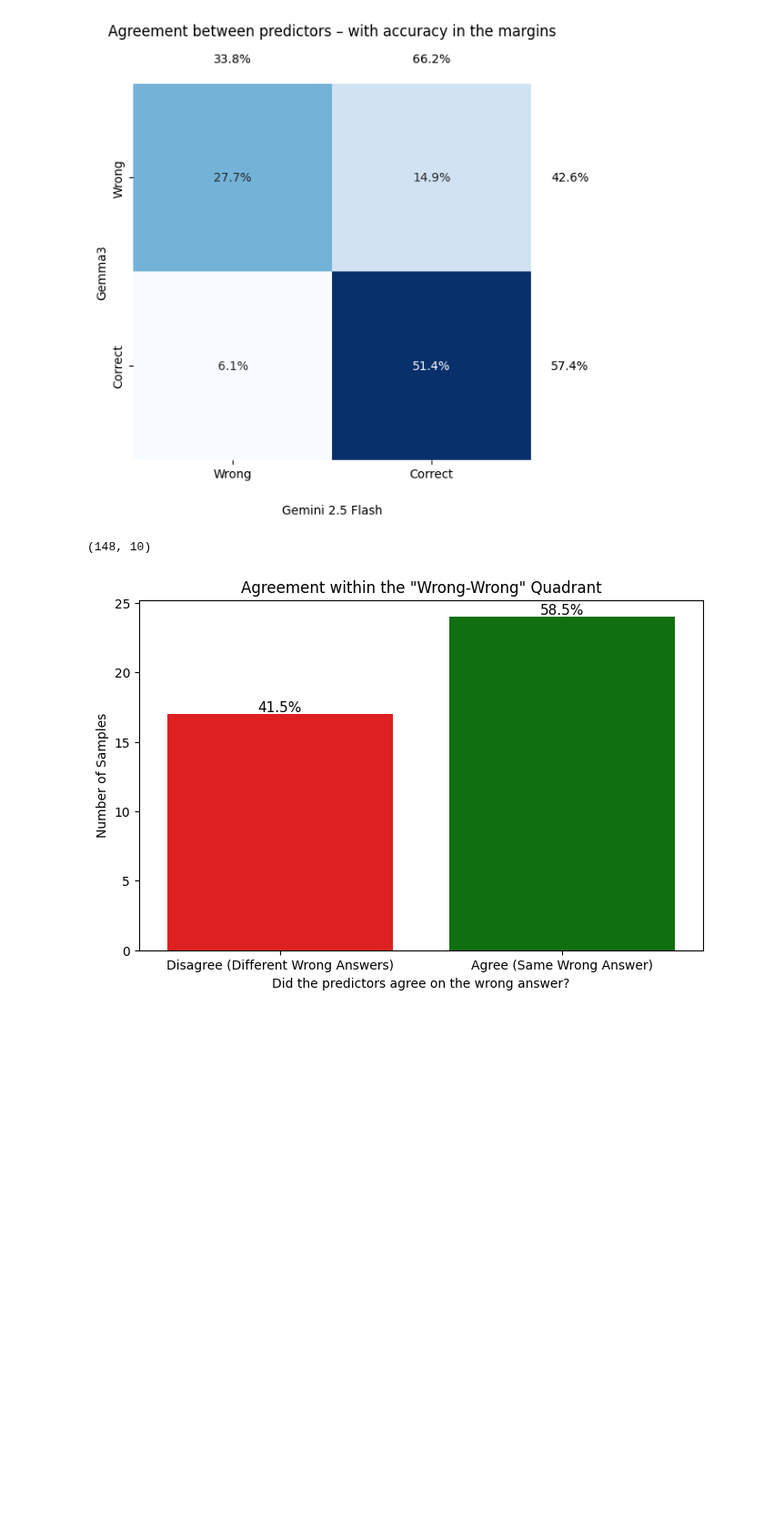
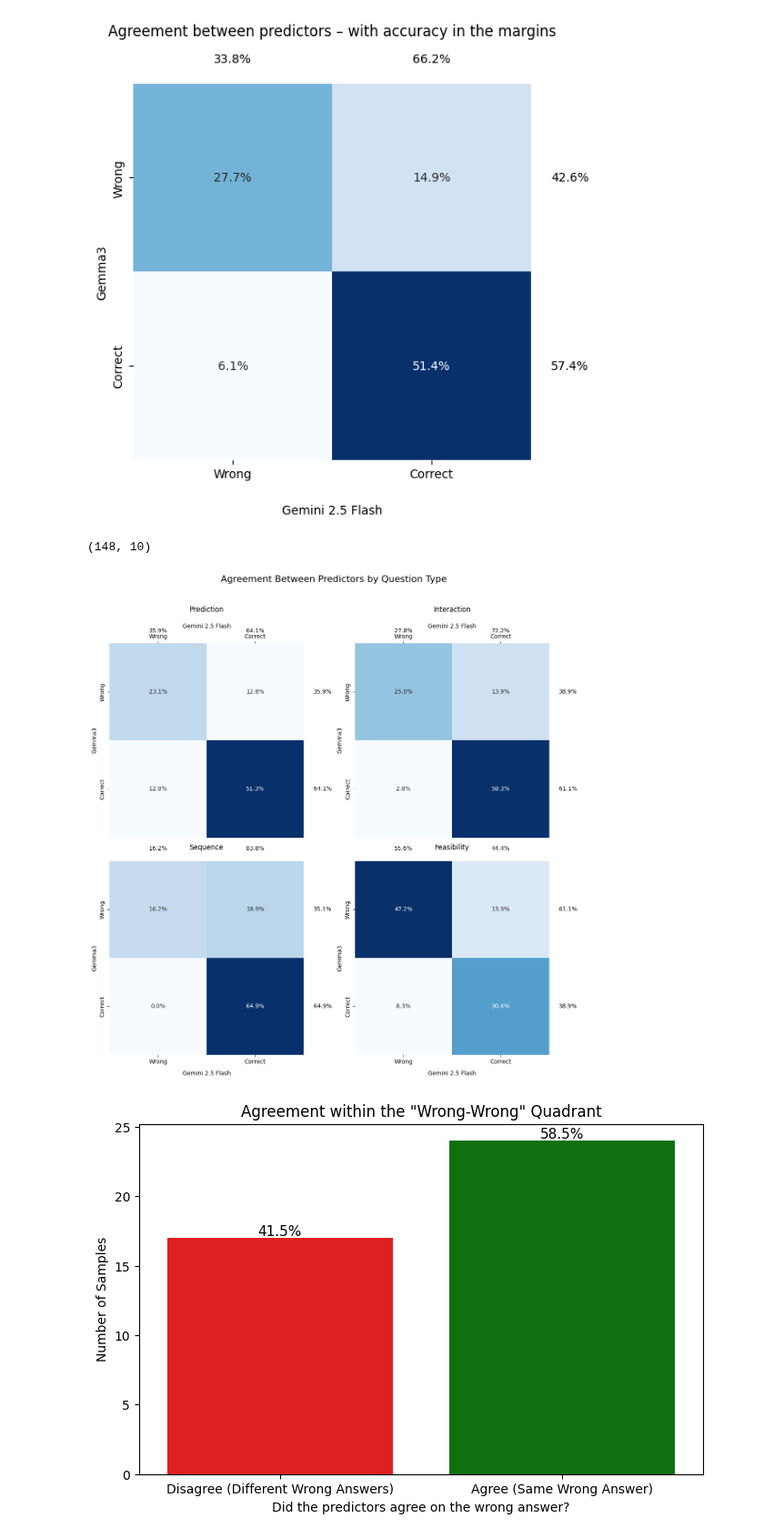
Before and after one commit to FabioLusha/video-neurosymbolic, a Jupyter notebook: star_code/experiments/week_0804_comparing_VQA_gemini_batch_vs_interactive.ipynb, the cells around one changed output. Shown at 91% size. Drawn from its saved outputs; the diff is of its cells as text; code cells hidden in the pictures; blank space fills up the shorter version.

````diff
--- a/star_code/experiments/week_0804_comparing_VQA_gemini_batch_vs_interactive.ipynb
+++ b/star_code/experiments/week_0804_comparing_VQA_gemini_batch_vs_interactive.ipynb
@@ -113,7 +113,7 @@ for _, row in gemini_pred_gg_df[~gemini_pred_gg_df["contains_answer"]].iterrows(
 }
 ```
 # %%
-gemma_pred_gg_df = gemma_pred_gg_df[gemma_pred_gg_df['contains_answer']]
+gemma_pred_gg_df = gemma_pred_gg_df[~gemini_pred_gg_df['contains_answer']]
 gemini_pred_gg_df = gemini_pred_gg_df[gemini_pred_gg_df['contains_answer']]
 # %%
 gemma_pred_gg_df.rename(columns={'answer': 'pred_text'}, inplace=True)
@@ -286,6 +286,71 @@ print(eval_df_all.shape)
 # %% [output]
 [figure]
 (148, 10)
+# %%
+# Create a copy of the DataFrame for visualization
+viz_df = eval_df_all.copy()
+
+# Extract question type from the index
+viz_df['question_type'] = viz_df.index.str.split('_').str[0]
+
+# Get unique question types
+question_types = viz_df['question_type'].unique()
+
+# Set up the plot grid
+fig, axes = plt.subplots(2, 2, figsize=(12, 12))
+fig.suptitle('Agreement Between Predictors by Question Type', y=1.02, fontsize=16)
+
+# Flatten axes for easy iteration
+axes = axes.flatten()
+
+for i, qtype in enumerate(question_types):
+    # Filter data for this question type
+    subset = viz_df[viz_df['question_type'] == qtype]
+
+    # Calculate correctness
+    pred_vqa_correct = (subset['text'] == subset['pred_text1']).astype(int).values
+    pred_gg_correct = (subset['text'] == subset['pred_text2']).astype(int).values
+
+    # Confusion matrix (normalized over all)
+    cm = confusion_matrix(pred_vqa_correct, pred_gg_correct, normalize='all')
+
+    # Compute marginal sums
+    row_totals = cm.sum(axis=1)
+    col_totals = cm.sum(axis=0)
+    total = cm.sum()
+    row_pct = row_totals / total
+    col_pct = col_totals / total
+
+    # Create heatmap
+    sns.heatmap(cm, annot=True, fmt='.1%', cmap='Blues',
+                xticklabels=labels, yticklabels=labels,
+                cbar=False, ax=axes[i])
+
+    # Annotate row marginals
+    for j, p in enumerate(row_pct):
+        axes[i].text(len(labels) + 0.1, j + 0.5, f'{p:.1%}',
+                    va='center', ha='left', fontsize=10)
+
+    # Annotate column marginals
+    for k, p in enumerate(col_pct):
+        axes[i].text(k + 0.5, -0.1, f'{p:.1%}',
+                    ha='center', va='bottom', fontsize=10)
+
+    # Customize subplot
+    axes[i].set_title(qtype, pad=20)
+    axes[i].set_xlabel('Gemini 2.5 Flash', labelpad=10)
+    axes[i].set_ylabel('Gemma3')
+    axes[i].set_xticklabels(labels, rotation=0)
+
+    # Move x-axis to top for all but bottom row
+    if i < 2:  # Top row
+        axes[i].xaxis.set_ticks_position('top')
+        axes[i].xaxis.set_label_position('top')
+
+plt.tight_layout()
+plt.show()
+# %% [output]
+[figure, added]
 # %%
 wrong_wrong_df = eval_df_all[
     (eval_df_all['text'] != eval_df_all['pred_text1']) &
````
Also changed, not shown: parts of 2 cells of this notebook, 2 other files.
